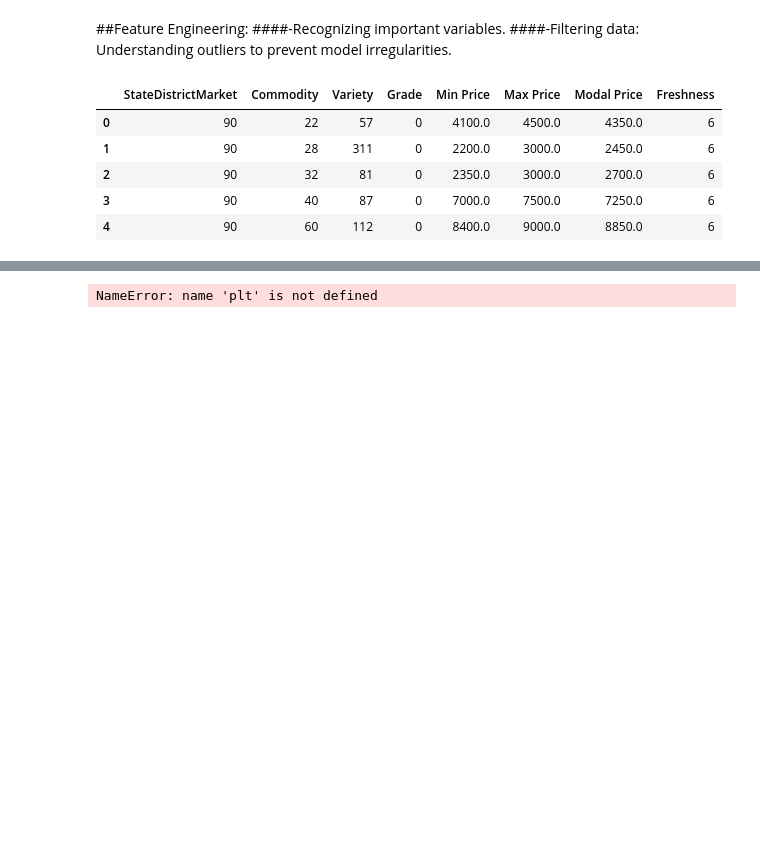
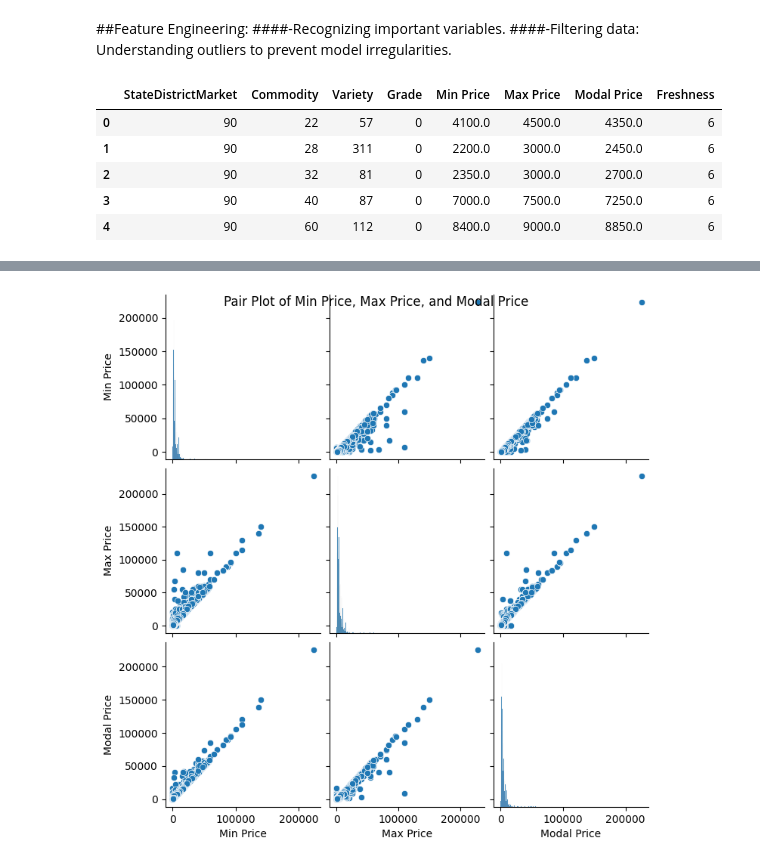
Before and after one commit to Saurav-exe/IMPACTX, a Jupyter notebook: Feature_Engineering.ipynb, the cells around one changed output, grey strips where cells are left out. Saved outputs shown, nothing was run; the diff lists cells and outputs as text; code cells hidden in the pictures; blank space fills up the shorter version.

```diff
--- a/Feature_Engineering.ipynb
+++ b/Feature_Engineering.ipynb
@@ -19,8 +52,6 @@ display(df.head())
 # %%
-# Identify potential outliers using box plots
-plt.figure(figsize=(12, 6))
-sns.boxplot(data=df[['Min Price', 'Max Price', 'Modal Price']])
-plt.title('Box Plots for Min Price, Max Price, and Modal Price')
+sns.pairplot(df[['Min Price', 'Max Price', 'Modal Price']])
+plt.suptitle('Pair Plot of Min Price, Max Price, and Modal Price')
 plt.show()
 # %% [output]
-NameError: name 'plt' is not defined
+[figure, added]
```
Also changed, not shown: parts of 3 cells of this notebook.
